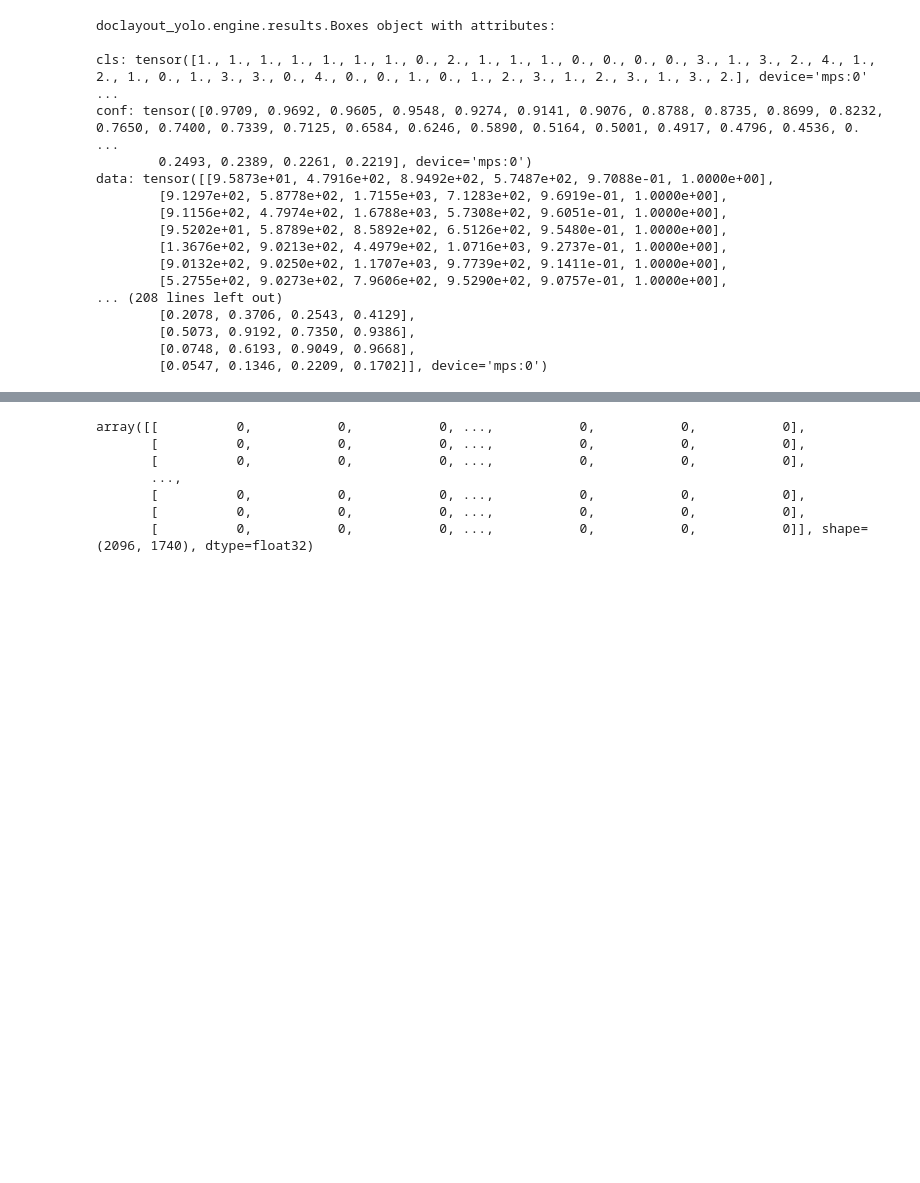
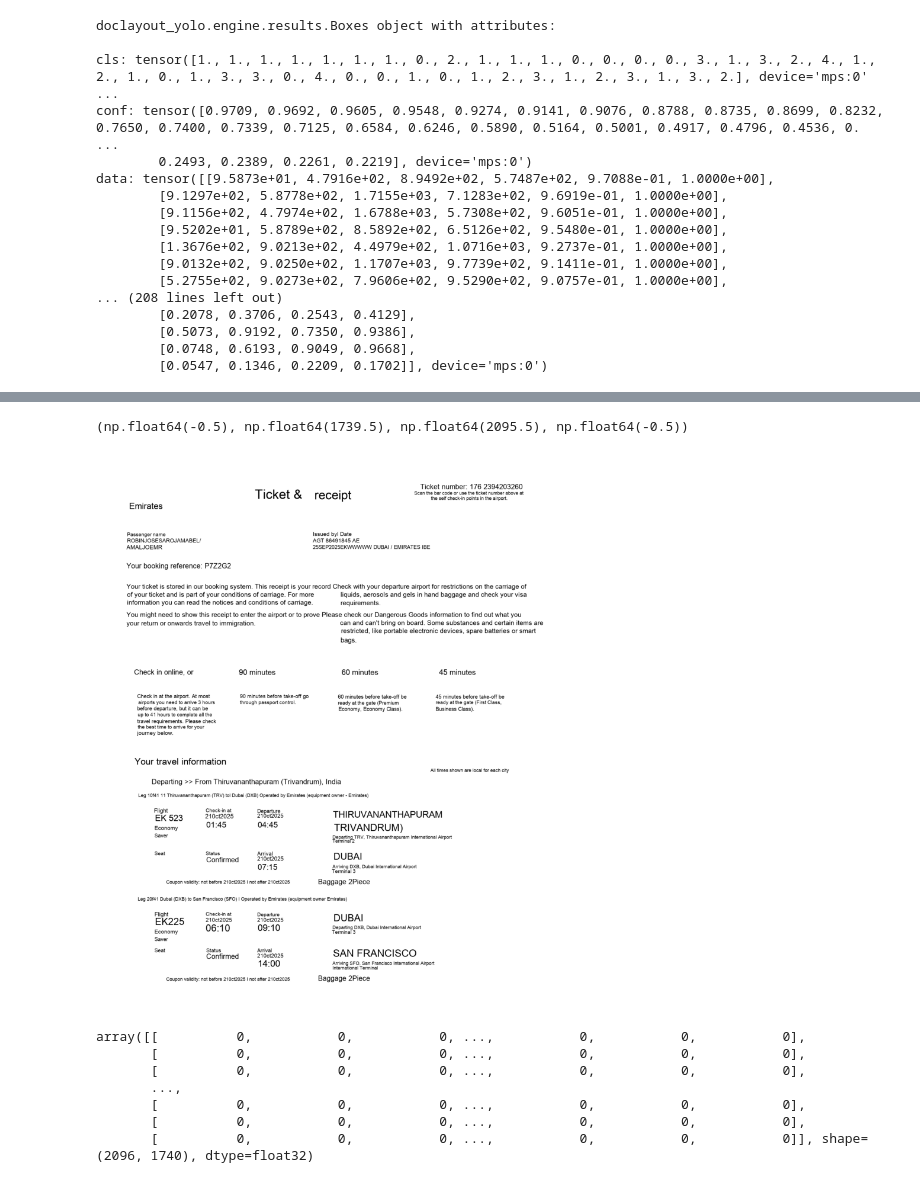
Before and after one commit to amaljoe/doctr-dit, a Jupyter notebook: notebooks/translation.ipynb, the cells around one changed output, grey strips where cells are left out. Cells and saved outputs as stored; diff of their text form; code cells hidden in the pictures; blank space fills up the shorter version.

```diff
--- a/notebooks/translation.ipynb
+++ b/notebooks/translation.ipynb
@@ -222,3 +245,32 @@ vis
+# %%
+# for line in out.pages[0].blocks[0].lines:
+#    for word in line.words:
+#        print(word.value)
+
+page_export['blocks'][0]['lines']
+
+def combine_words_in_lines(page_export):
+    page_export = page_export.copy()
+    for block in page_export['blocks']:
+        for line in block['lines']:
+            combined_value = ' '.join([word['value'] for word in line['words']])
+            line['words'] = [line['words'][0]]  # Keep only the first word's metadata
+            line['words'][0]['value'] = combined_value  # Update the value to the
+            line['words'][0]['geometry'] = line['geometry']  # Update geometry to line's geometry
+            line['words'][0]['objectness_score'] = line['objectness_score']  # Set objectness score
+    return page_export
+
+combined_page_export = combine_words_in_lines(page_export)
+
+
+from doctr.utils.reconstitution import synthesize_page
+syn = synthesize_page(combined_page_export)
+plt.figure(figsize=(12, 12))
+plt.imshow(syn)
+plt.axis('off')
+# %% [output]
+(np.float64(-0.5), np.float64(1739.5), np.float64(2095.5), np.float64(-0.5))
+[figure, added]
 # %%
 from doctr.utils.visualization import visualize_page
 
```
Also changed, not shown: parts of 3 cells of this notebook.
